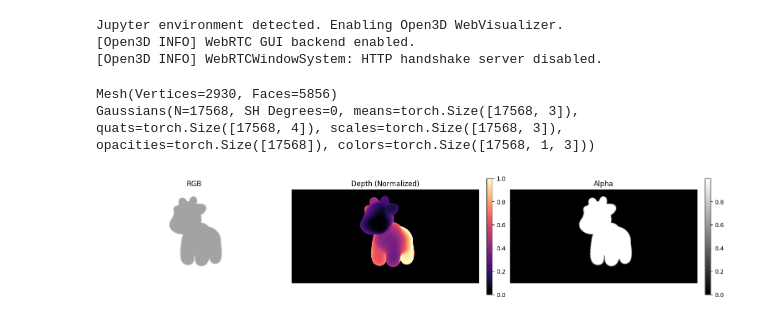
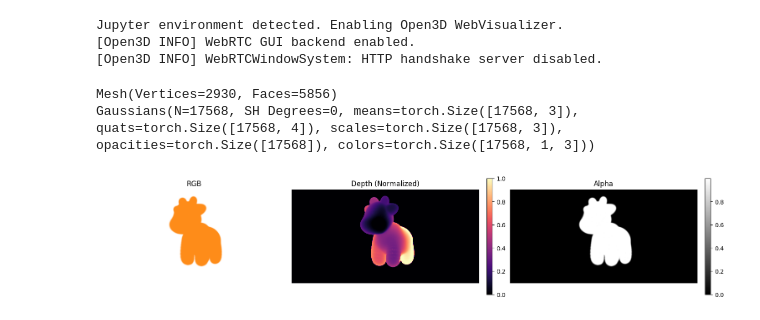
Before and after one commit to PeizhiYan/gmesh, a Jupyter notebook: examples/example-2 - gaussian splatting.ipynb, the cells around one changed output. Cells and saved outputs as stored; diff of their text form; code cells hidden in the pictures.

```diff
--- a/examples/example-2 - gaussian splatting.ipynb
+++ b/examples/example-2 - gaussian splatting.ipynb
@@ -42,31 +42,35 @@ rotation_matrix = torch.tensor([
 vertices = torch.from_numpy(vertices).float().to(device) @ rotation_matrix.T  # [V, 3]
 faces = torch.from_numpy(faces).to(device) # [F, 3]
 
 # create to Mesh object
 mesh = Mesh(verts=vertices, faces=faces)
 print(mesh)
 
 # convert mesh to 3D Gaussians objcet
 gaussians = mesh_to_gaussians(mesh=mesh, method='facet3', trainable=False)
+
+# orange Gaussians (colors are SH DC coefficients: rgb = 0.5 + C0 * sh)
+orange_rgb = torch.tensor([1.0, 0.55, 0.1], dtype=torch.float32, device=device)
+gaussians.colors[:,0,:] = (orange_rgb - 0.5) / 0.28209479177387814
 print(gaussians)
 
 # create the camera
 camera = PerspectiveCamera(
     image_width=1024, image_height=512, fov_x=40, fov_y=20, z_near=0.1, z_far=100, device=device
 )
 
 # create the 3DGS rasterizer
 gaussian_rasterizer = GaussianRasterizer(camera=camera)
 
 # set camera pose (yaw, pitch, roll, dx, dy, dz)
 camera_pose = torch.tensor([[0,0,0,0,0,7.0]]).float().to(device)
 
 # render the 3D Gaussians
 rgb, depth, alpha = gaussian_rasterizer.rasterize(gaussians=gaussians, camera_pose=camera_pose)
 
 # visualize the rendering
 visualize_rgbd_alpha(rgb, depth, alpha)
 # %% [output]
 Mesh(Vertices=2930, Faces=5856)
 Gaussians(N=17568, SH Degrees=0, means=torch.Size([17568, 3]), quats=torch.Size([17568, 4]), scales=torch.Size([17568, 3]), opacities=torch.Size([17568]), colors=torch.Size([17568, 1, 3]))
-[figure, old version]
+[figure, new version]
```
Also changed, not shown: 9 other files.
